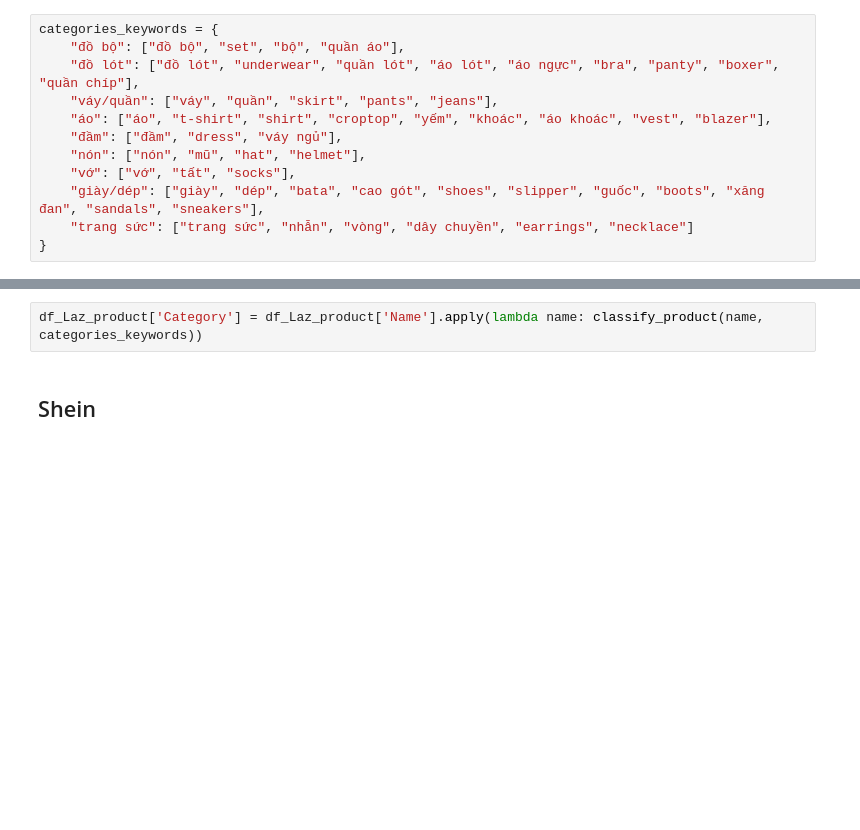
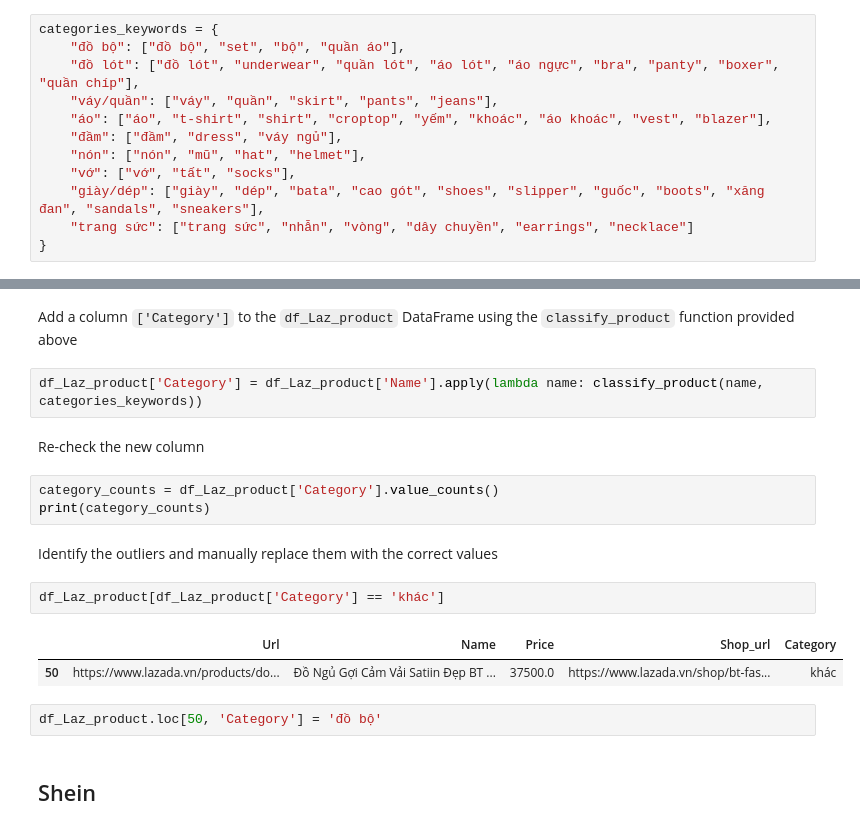
Before and after one commit to tathithienthanh/WomenFashionProductRecommendationSystem, a Jupyter notebook: Untitled.ipynb, the cells around one changed output, grey strips where cells are left out. Saved outputs shown, nothing was run; the diff lists cells and outputs as text; blank space fills up the shorter version.

```diff
--- a/Untitled.ipynb
+++ b/Untitled.ipynb
@@ -446,5 +462,21 @@ def classify_product(name, categories_keywords):
+# %% [markdown]
+Add a column `['Category']` to the `df_Laz_product` DataFrame using the `classify_product` function provided above
 # %%
 df_Laz_product['Category'] = df_Laz_product['Name'].apply(lambda name: classify_product(name, categories_keywords))
+# %% [markdown]
+Re-check the new column
+# %%
+category_counts = df_Laz_product['Category'].value_counts()
+print(category_counts)
+# %% [markdown]
+Identify the outliers and manually replace them with the correct values
+# %%
+df_Laz_product[df_Laz_product['Category'] == 'khác']
+# %% [output]
+|  | Url | Name | Price | Shop_url | Category |
+| 50 | https://www.lazada.vn/products/do... | Đồ Ngủ Gợi Cảm Vải Satiin Đẹp BT ... | 37500.0 | https://www.lazada.vn/shop/bt-fas... | khác |
+# %%
+df_Laz_product.loc[50, 'Category'] = 'đồ bộ'
 # %% [markdown]
 ## Shein
 # %% [markdown]
```
Also changed, not shown: parts of 19 cells of this notebook.
